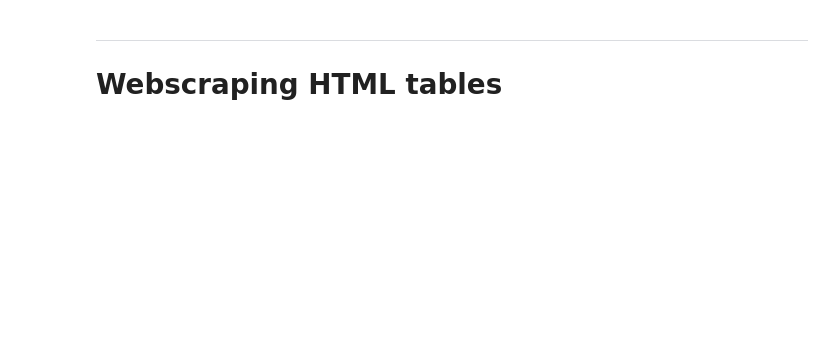
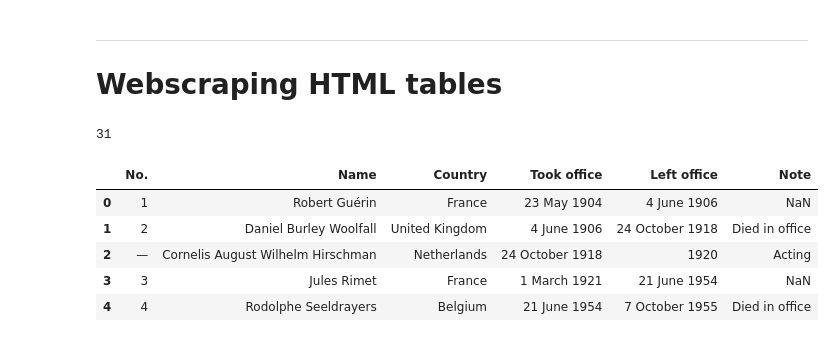
Before and after one commit to Danneftw1/Databehandling-Daniel-Nilsson, a Jupyter notebook: Code-alongs/L3_merging.ipynb, the cells around one changed output. Drawn from its saved outputs; the diff is of its cells as text; code cells hidden in the pictures; blank space fills up the shorter version.

```diff
--- a/Code-alongs/L3_merging.ipynb
+++ b/Code-alongs/L3_merging.ipynb
@@ -237,3 +252,17 @@ left.join(right, how="right")
 # %% [markdown]
 -------------------------------
 # Webscraping HTML tables
+# %%
+fifa_tables = pd.read_html("https://en.wikipedia.org/wiki/FIFA")
+len(fifa_tables)
+# %% [output]
+31
+# %%
+fifa_tables[2].head()
+# %% [output]
+|  | No. | Name | Country | Took office | Left office | Note |
+| 0 | 1 | Robert Guérin | France | 23 May 1904 | 4 June 1906 | NaN |
+| 1 | 2 | Daniel Burley Woolfall | United Kingdom | 4 June 1906 | 24 October 1918 | Died in office |
+| 2 | — | Cornelis August Wilhelm Hirschman | Netherlands | 24 October 1918 | 1920 | Acting |
+| 3 | 3 | Jules Rimet | France | 1 March 1921 | 21 June 1954 | NaN |
+| 4 | 4 | Rodolphe Seeldrayers | Belgium | 21 June 1954 | 7 October 1955 | Died in office |
```
Also changed, not shown: parts of 4 cells of this notebook.
